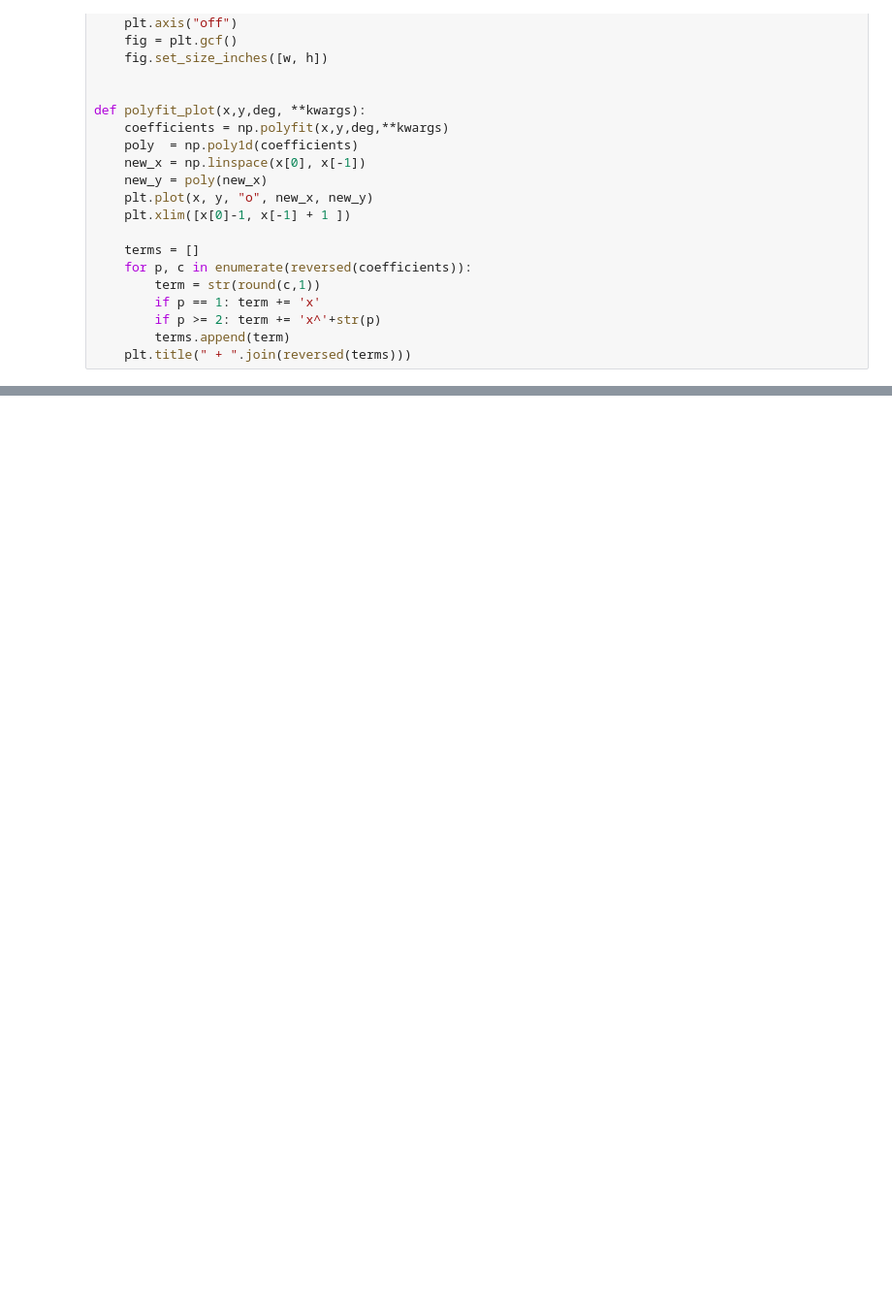
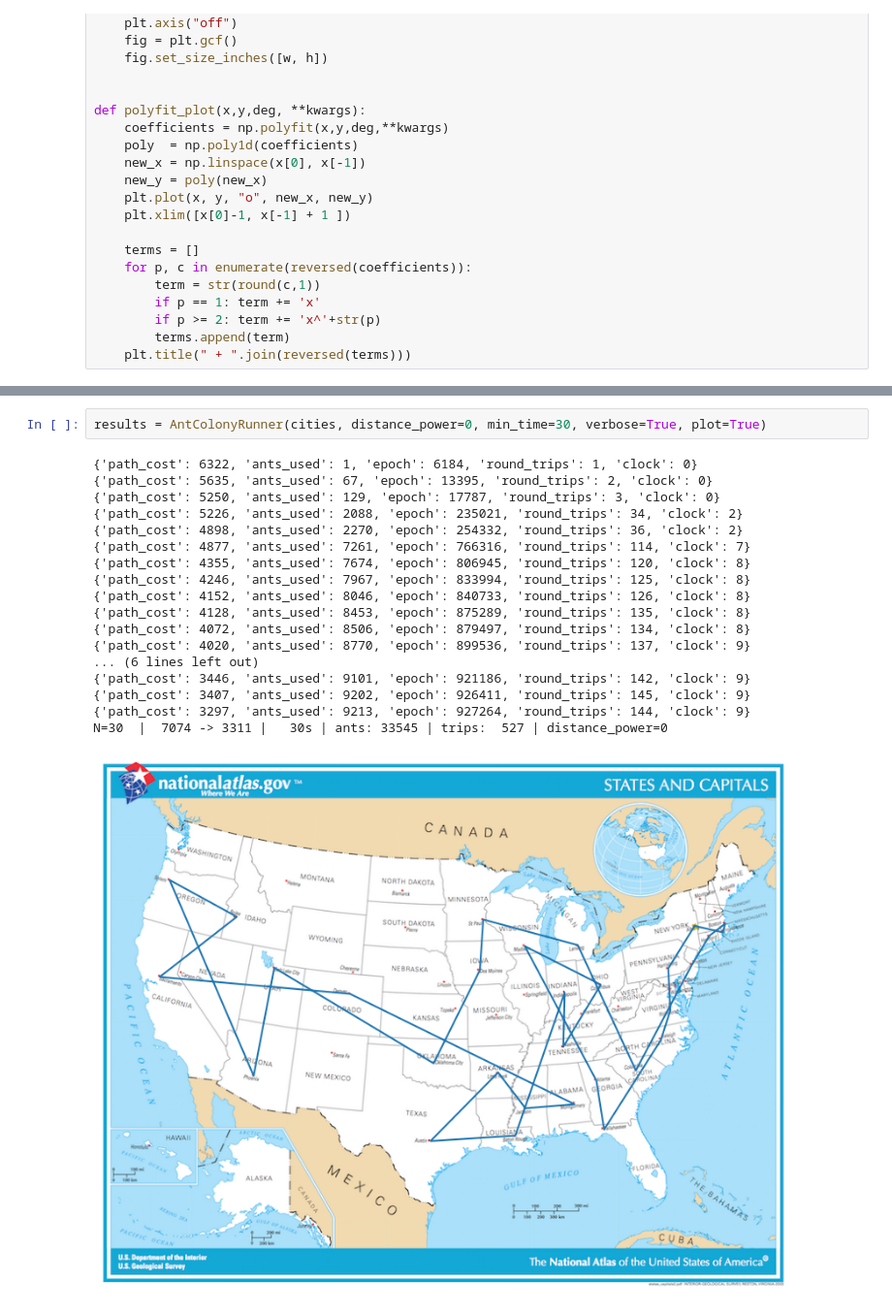
Before and after one commit to Niser01/Tesis, a Jupyter notebook: mine_ant.ipynb, the cells around one changed output, grey strips where cells are left out. Shown at 97% size. Saved outputs shown, nothing was run; the diff lists cells and outputs as text; blank space fills up the shorter version.

```diff
--- a/mine_ant.ipynb
+++ b/mine_ant.ipynb
@@ -107,0 +401,21 @@ show_cities(cities)
+# %%
+results = AntColonyRunner(cities, distance_power=0, min_time=30, verbose=True, plot=True)
+# %% [output]
+{'path_cost': 6322, 'ants_used': 1, 'epoch': 6184, 'round_trips': 1, 'clock': 0}
+{'path_cost': 5635, 'ants_used': 67, 'epoch': 13395, 'round_trips': 2, 'clock': 0}
+{'path_cost': 5250, 'ants_used': 129, 'epoch': 17787, 'round_trips': 3, 'clock': 0}
+{'path_cost': 5226, 'ants_used': 2088, 'epoch': 235021, 'round_trips': 34, 'clock': 2}
+{'path_cost': 4898, 'ants_used': 2270, 'epoch': 254332, 'round_trips': 36, 'clock': 2}
+{'path_cost': 4877, 'ants_used': 7261, 'epoch': 766316, 'round_trips': 114, 'clock': 7}
+{'path_cost': 4355, 'ants_used': 7674, 'epoch': 806945, 'round_trips': 120, 'clock': 8}
+{'path_cost': 4246, 'ants_used': 7967, 'epoch': 833994, 'round_trips': 125, 'clock': 8}
+{'path_cost': 4152, 'ants_used': 8046, 'epoch': 840733, 'round_trips': 126, 'clock': 8}
+{'path_cost': 4128, 'ants_used': 8453, 'epoch': 875289, 'round_trips': 135, 'clock': 8}
+{'path_cost': 4072, 'ants_used': 8506, 'epoch': 879497, 'round_trips': 134, 'clock': 8}
+{'path_cost': 4020, 'ants_used': 8770, 'epoch': 899536, 'round_trips': 137, 'clock': 9}
+... (6 lines left out)
+{'path_cost': 3446, 'ants_used': 9101, 'epoch': 921186, 'round_trips': 142, 'clock': 9}
+{'path_cost': 3407, 'ants_used': 9202, 'epoch': 926411, 'round_trips': 145, 'clock': 9}
+{'path_cost': 3297, 'ants_used': 9213, 'epoch': 927264, 'round_trips': 144, 'clock': 9}
+N=30  |  7074 -> 3311 |   30s | ants: 33545 | trips:  527 | distance_power=0
+[figure, added]
```
Also changed, not shown: parts of 7 cells of this notebook, 2 other files.
